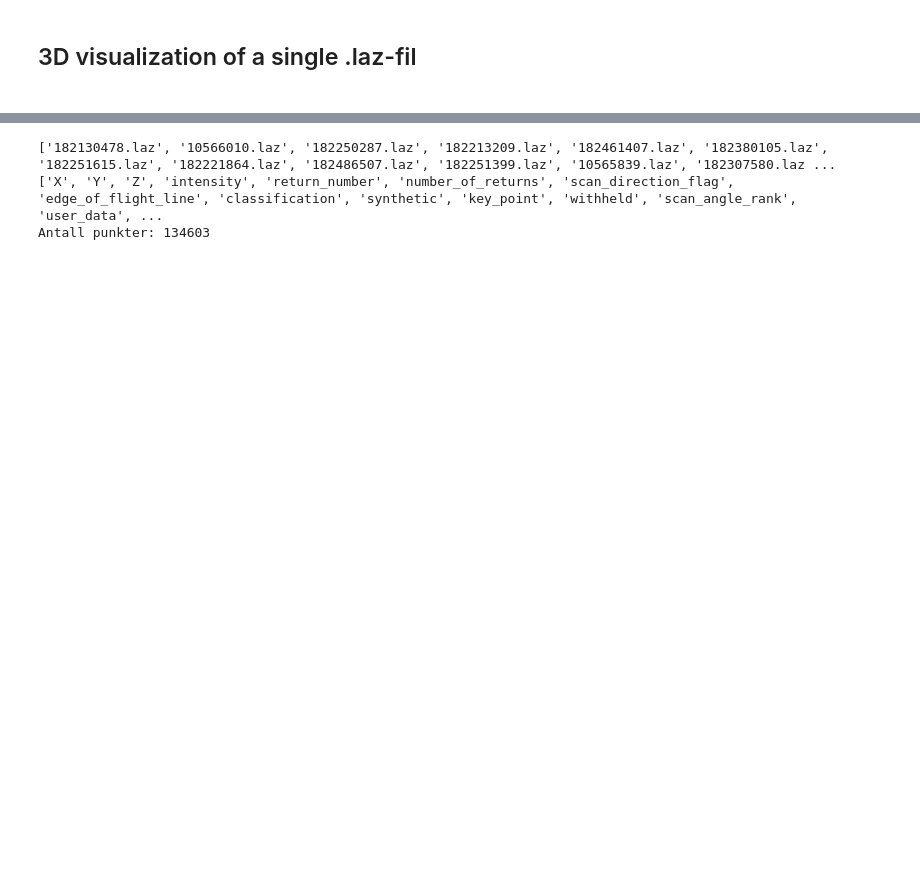
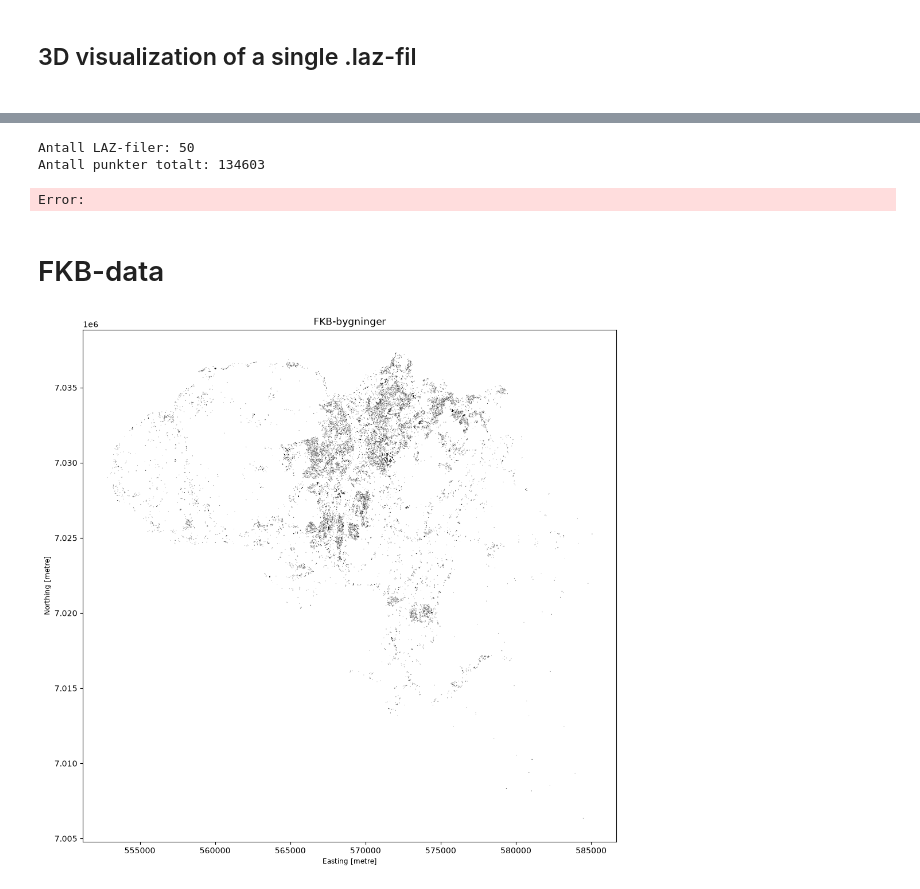
Before and after one commit to Eliashaa/TBA4251-3D-modeling, a Jupyter notebook: exploration.ipynb, the cells around one changed output, grey strips where cells are left out. Drawn from its saved outputs; the diff is of its cells as text; code cells hidden in the pictures; blank space fills up the shorter version.

```diff
--- a/exploration.ipynb
+++ b/exploration.ipynb
@@ -82,30 +124,54 @@ o3d.visualization.draw_geometries([pcd_o3d])
 # %%
 path = "data/sample_roofdata_50"
 
-files = os.listdir(path)
+files = sorted(
+    file for file in os.listdir(path)
+    if file.lower().endswith(".laz")
+)
 
-print(files)
+if not files:
+    raise FileNotFoundError(f"Fant ingen .laz-filer i {path}")
 
-print([dimension.name for dimension in las[0].point_format.dimensions])
+xyz_parts = []
 
-xyz = np.vstack((
-    np.hstack([i.x for i in las]),
-    np.hstack([i.y for i in las]),
-    np.hstack([i.z for i in las])
-)).T
+for file in files:
+    las_file = laspy.read(os.path.join(path, file))
+    xyz_parts.append(
+        np.column_stack((las_file.x, las_file.y, las_file.z))
+    )
 
-print("Antall punkter:", len(xyz))
+xyz = np.concatenate(xyz_parts, axis=0)
 
+print(f"Antall LAZ-filer: {len(files)}")
+print(f"Antall punkter totalt: {len(xyz)}")
 
 pcd_o3d = o3d.geometry.PointCloud()
 pcd_o3d.points = o3d.utility.Vector3dVector(xyz)
 
-pcd_center = pcd_o3d.get_center()
-
-pcd_o3d.translate(-pcd_center)
+pcd_o3d.translate(-pcd_o3d.get_center())
 
 o3d.visualization.draw_geometries([pcd_o3d])
 # %% [output]
-['182130478.laz', '10566010.laz', '182250287.laz', '182213209.laz', '182461407.laz', '182380105.laz', '182251615.laz', '182221864.laz', '182486507.laz', '182251399.laz', '10565839.laz', '182307580.laz ...
-['X', 'Y', 'Z', 'intensity', 'return_number', 'number_of_returns', 'scan_direction_flag', 'edge_of_flight_line', 'classification', 'synthetic', 'key_point', 'withheld', 'scan_angle_rank', 'user_data', ...
-Antall punkter: 134603
+Antall LAZ-filer: 50
+Antall punkter totalt: 134603
+Error:
+# %% [markdown]
+<h1>FKB-data</h1>
+# %%
+path = "data/Basisdata_5001_Trondheim_5972_FKB-Bygning_GML.gml"
+fkb = gpd.read_file(path, engine="pyogrio")
+# %%
+fig, ax = plt.subplots(figsize=(12, 12))
+
+fkb.plot(
+    ax=ax,
+    color="lightgray",
+    edgecolor="black",
+    linewidth=0.5
+)
+
+ax.set_title("FKB-bygninger")
+ax.set_aspect("equal")
+plt.show()
+# %% [output]
+[figure, added]
```
Also changed, not shown: parts of 8 cells of this notebook, 1 other file.
